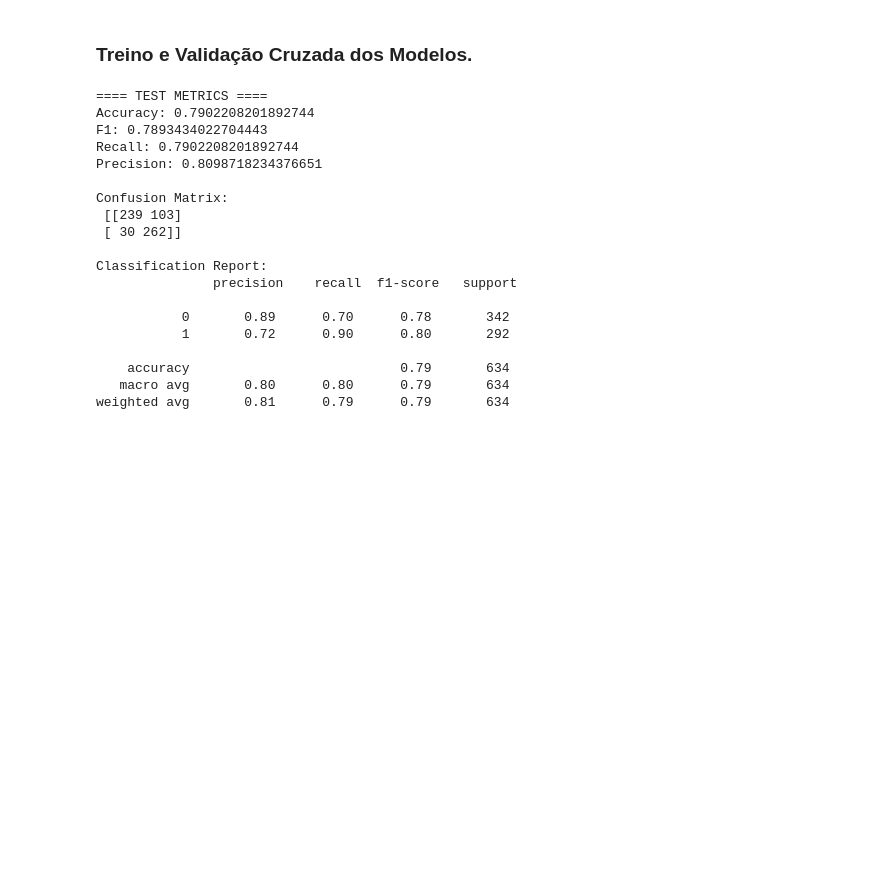
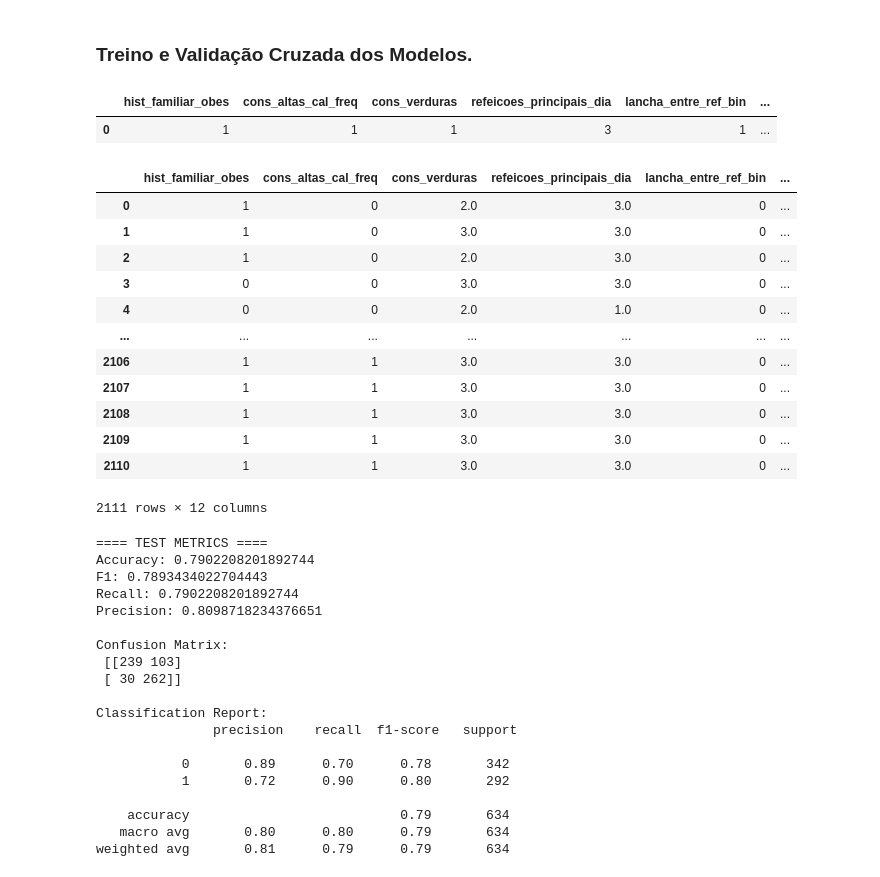
Before and after one commit to arthurAlves01/fiap-tech4, a Jupyter notebook: notebook/models_classification_predicts.ipynb, the cells around one changed output. Drawn from its saved outputs; the diff is of its cells as text; code cells hidden in the pictures; blank space fills up the shorter version.

```diff
--- a/notebook/models_classification_predicts.ipynb
+++ b/notebook/models_classification_predicts.ipynb
@@ -58,5 +66,5 @@ df_model_final
 X = df_model_final.drop('target_obesidade', axis=1)
 y = df_model_final['target_obesidade']
 # %%
-xgb = train_model(X, y, model=XGBClassifier(use_label_encoder=False, eval_metric='logloss', random_state=42), save_model=False, model_name='xgb_model.joblib')
+train_model(X, y, model=XGBClassifier(use_label_encoder=False, eval_metric='logloss', random_state=42), save_model=True, model_name='xgb_model', save_type='joblib')
 # %% [output]
@@ -244,4 +278,23 @@ def cross_validate_model(X, y, model, cv=5, stratified=True):
     return results
 # %% [markdown]
 ### Treino e Validação Cruzada dos Modelos.
+# %%
+display(res)
+display(X)
+# %% [output]
+|  | hist_familiar_obes | cons_altas_cal_freq | cons_verduras | refeicoes_principais_dia | lancha_entre_ref_bin | ... |
+| 0 | 1 | 1 | 1 | 3 | 1 | ... |
+|  | hist_familiar_obes | cons_altas_cal_freq | cons_verduras | refeicoes_principais_dia | lancha_entre_ref_bin | ... |
+| 0 | 1 | 0 | 2.0 | 3.0 | 0 | ... |
+| 1 | 1 | 0 | 3.0 | 3.0 | 0 | ... |
+| 2 | 1 | 0 | 2.0 | 3.0 | 0 | ... |
+| 3 | 0 | 0 | 3.0 | 3.0 | 0 | ... |
+| 4 | 0 | 0 | 2.0 | 1.0 | 0 | ... |
+| ... | ... | ... | ... | ... | ... | ... |
+| 2106 | 1 | 1 | 3.0 | 3.0 | 0 | ... |
+| 2107 | 1 | 1 | 3.0 | 3.0 | 0 | ... |
+| 2108 | 1 | 1 | 3.0 | 3.0 | 0 | ... |
+| 2109 | 1 | 1 | 3.0 | 3.0 | 0 | ... |
+| 2110 | 1 | 1 | 3.0 | 3.0 | 0 | ... |
+2111 rows × 12 columns
 # %%
```
Also changed, not shown: parts of 10 cells of this notebook, 8 other files.
